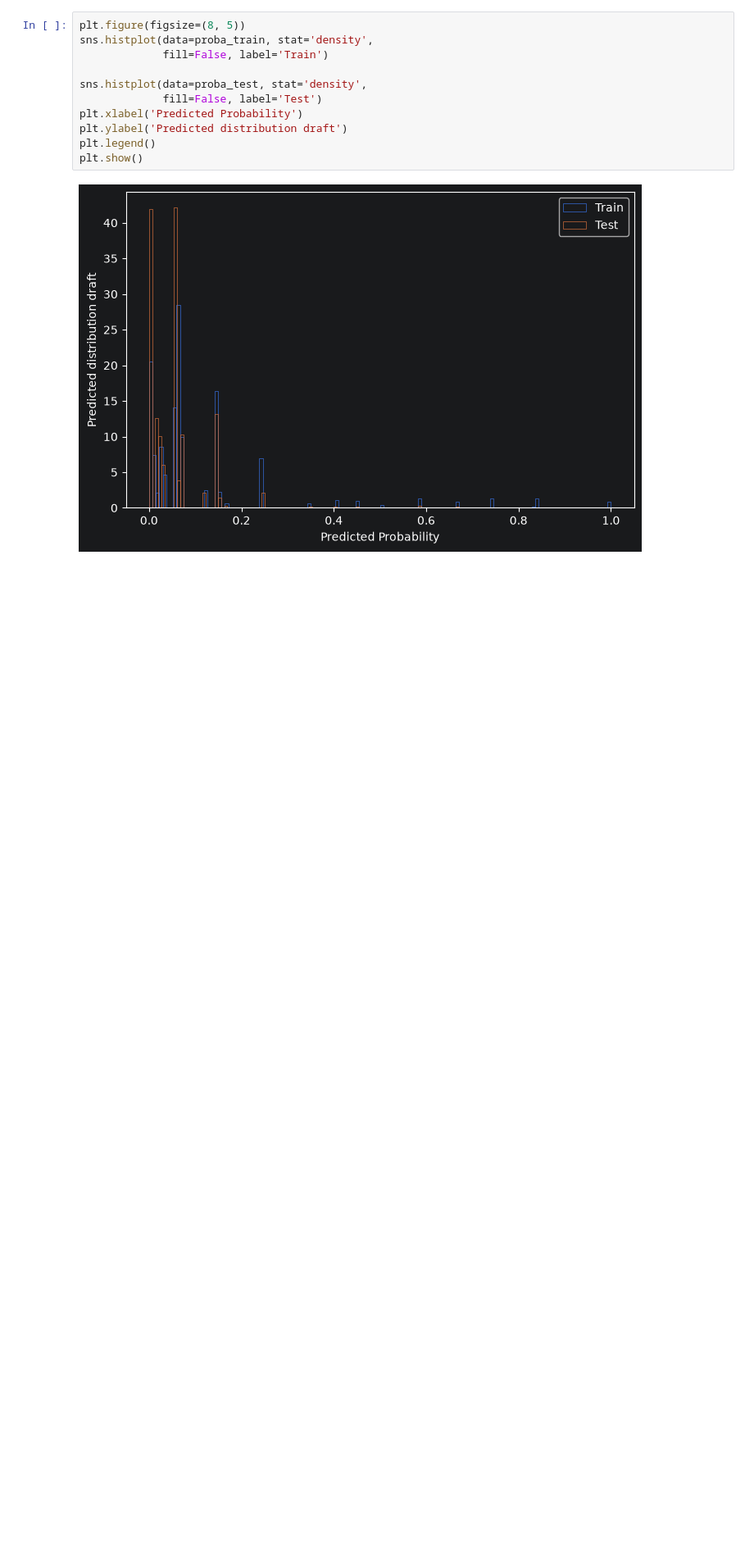
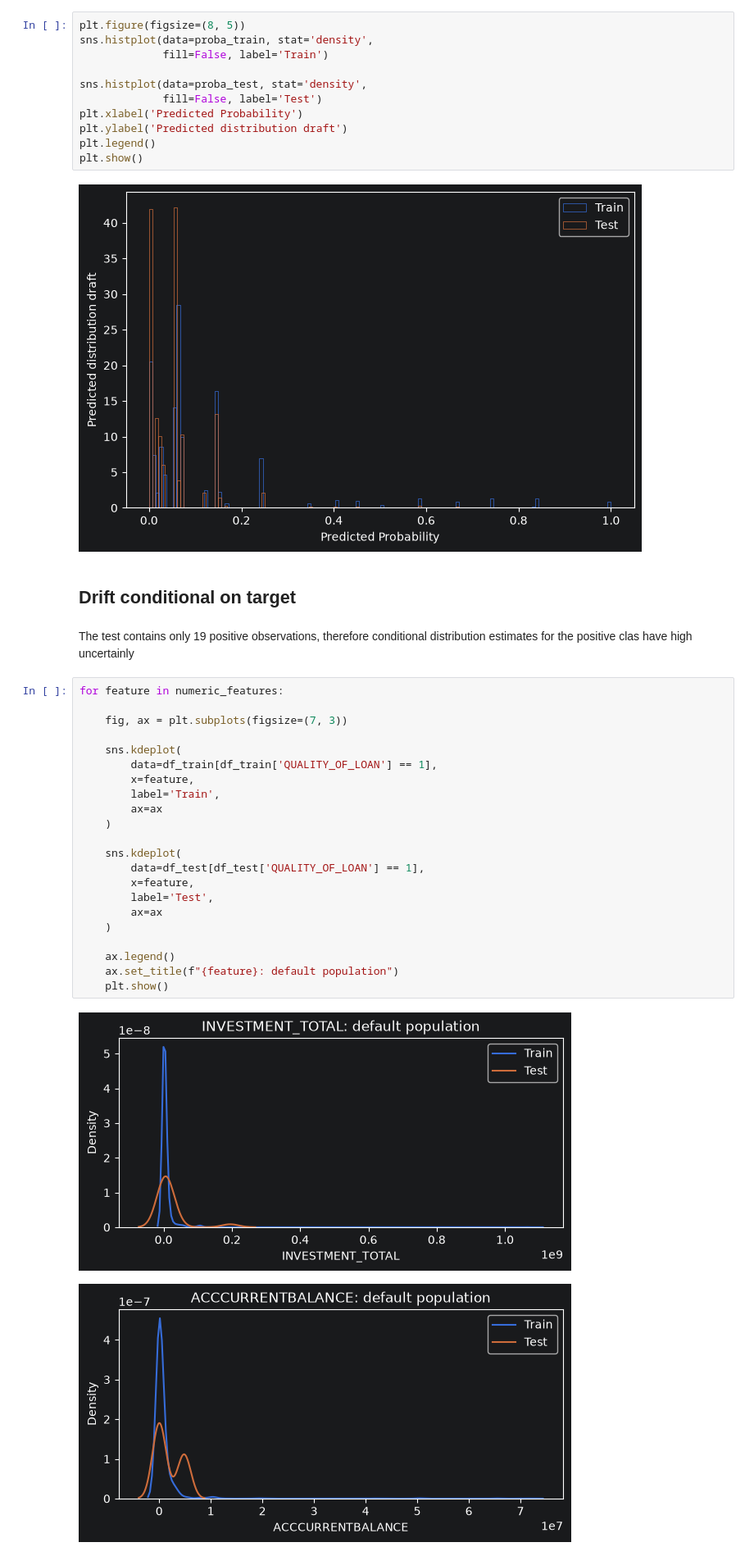
Before and after one commit to blbl-blbl/kaggle-Credit-Risk-Dataset, a Jupyter notebook: notebooks/03_drift_analysis.ipynb, the cells around one changed output. Shown at 82% size. Drawn from its saved outputs; the diff is of its cells as text; blank space fills up the shorter version.

Commit message:
#%% md ## Drift conditional on drift conditional on target + summary table

```diff
--- a/notebooks/03_drift_analysis.ipynb
+++ b/notebooks/03_drift_analysis.ipynb
@@ -432,3 +432,32 @@ plt.legend()
 plt.show()
 # %% [output]
 [figure]
+# %% [markdown]
+## Drift conditional on target
+# %% [markdown]
+The test contains only 19 positive observations, therefore conditional distribution estimates for the positive clas have high uncertainly
+# %%
+for feature in numeric_features:
+
+    fig, ax = plt.subplots(figsize=(7, 3))
+
+    sns.kdeplot(
+        data=df_train[df_train['QUALITY_OF_LOAN'] == 1],
+        x=feature,
+        label='Train',
+        ax=ax
+    )
+
+    sns.kdeplot(
+        data=df_test[df_test['QUALITY_OF_LOAN'] == 1],
+        x=feature,
+        label='Test',
+        ax=ax
+    )
+
+    ax.legend()
+    ax.set_title(f"{feature}: default population")
+    plt.show()
+# %% [output]
+[figure, added]
+[figure, added]
```
Also changed, not shown: parts of 3 cells of this notebook.
